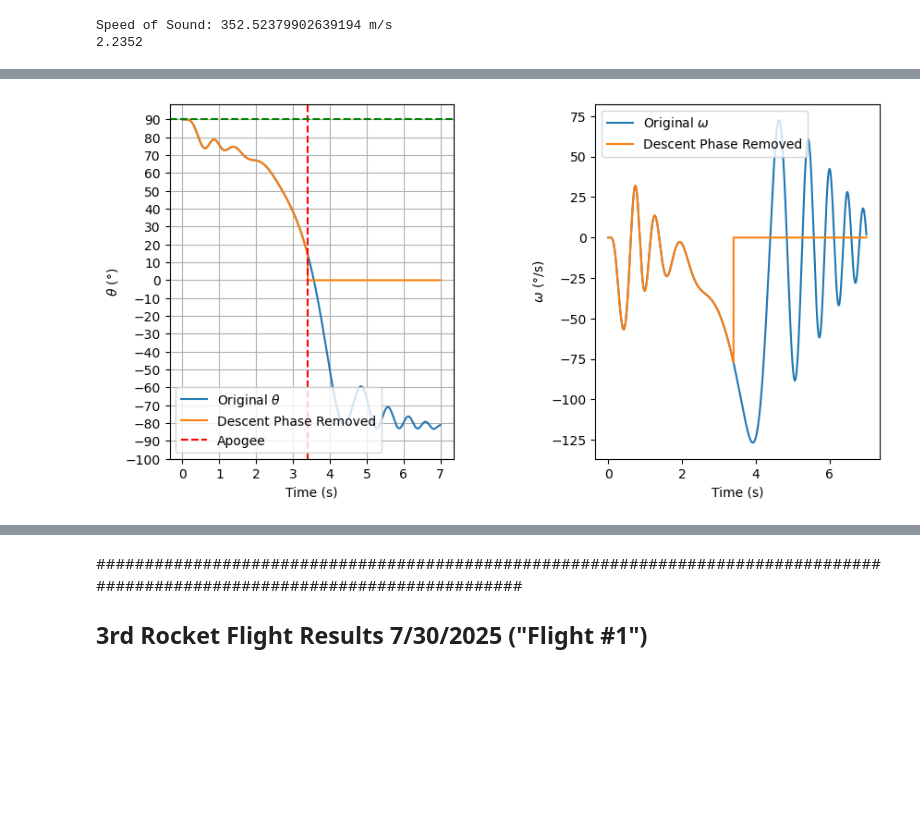
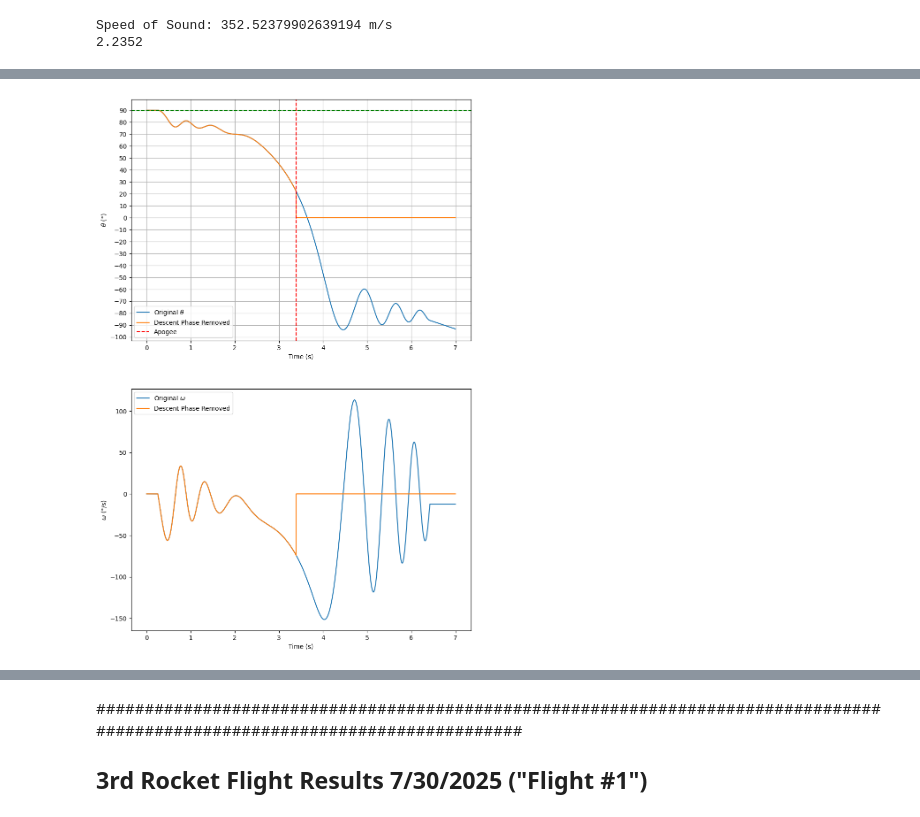
Before and after one commit to BamtolYy/rocket, a Jupyter notebook: simulation/2DRocketSimDraft.ipynb, the cells around one changed output, grey strips where cells are left out. Saved outputs shown, nothing was run; the diff lists cells and outputs as text; code cells hidden in the pictures; blank space fills up the shorter version.

```diff
--- a/simulation/2DRocketSimDraft.ipynb
+++ b/simulation/2DRocketSimDraft.ipynb
@@ -17,7 +17,7 @@ from sklearn.linear_model import LinearRegression
 from sklearn.preprocessing import PolynomialFeatures
 from scipy.interpolate import interp1d
 # %%
-def twoDRocket_ODE(state_vectors, t, g, m, IG, a, rho, S, Cl,thrust_function,tend,speedofsound,windspeed):
+def twoDRocket_ODE(state_vectors, t, g, m, IG, a, rho, S, Cl,thrust_function,tend,speedofsound,windspeed,launchRodLength):
     # state_vectors   = [x, y, V_x, V_y, theta, thetaDot]
     # t               = time vector (s)
     # g               = Gravitational Acceleration m/s^2
@@ -96,6 +96,7 @@ def twoDRocket_ODE(state_vectors, t, g, m, IG, a, rho, S, Cl,thrust_function,ten
     tRecord.append(t)
     uRecord.append(u)
     wRecord.append(w)
+    NormalForceCoefficientRecord.append(Cl*alpha)
     v  = math.sqrt(pow(u,2)+pow(w,2))
     M  = v/speedofsound
 
@@ -110,7 +111,10 @@ def twoDRocket_ODE(state_vectors, t, g, m, IG, a, rho, S, Cl,thrust_function,ten
     elif M > 0.95 and M <= 1.05:
         Cd =-30*pow(M,3) + 88.5*pow(M,2) - 85.425*M + 27.51375
 
-    L  = 0.5*rho*pow(v,2)*S*Cl*alpha
+    if state_vectors[1] <= launchRodLength:
+        alpha = 0
+
+    L  = 0.5*rho*pow(v,2)*S*Cl*alpha * np.sign(v)
     D  = 0.5*rho*pow(v,2)*S*Cd * np.sign(v)
     Fbh = T + L*sin(alpha) - D*cos(alpha)
     Fbv = L*cos(alpha) + D*sin(alpha)
@@ -172,6 +176,8 @@ alphaRecord =[]
 tRecord = []
 uRecord = []
 wRecord = []
+NormalForceCoefficientRecord = []
+launchRodLength = 0.9
 # %% [output]
 Speed of Sound: 352.52379902639194 m/s
 2.2352
@@ -346,7 +352,7 @@ plt.show()
 # plt.xlabel('Time (s)')
 # plt.ylabel('Newton (N)')
 # %%
-solution = odeint(twoDRocket_ODE, x0, t, args = (g, m, IG, a, rho, S, Cl, thrust_function,tend,speedofsound,windspeed))
+solution = odeint(twoDRocket_ODE, x0, t, args = (g, m, IG, a, rho, S, Cl, thrust_function,tend,speedofsound,windspeed,launchRodLength))
 # %%
 maxHeight = max(solution[:,1])
 z = np.where(solution[:,1] == maxHeight)[0]
@@ -401,35 +425,35 @@ Text(0, 0.5, 'Speed Vy (m/s)')
 # %%
-plt.subplot(1,2,1)
+plt.subplot(2,1,1)
 plt.plot(t, solution[:,4]*360/(2*pi))
 descentExcludedTheta = []
 descentExcludedTheta = solution[:,4].copy()
 descentExcludedTheta[index+1:] = 0
 plt.plot(t,descentExcludedTheta*360/(2*pi))
 plt.xlabel('Time (s)')
 plt.ylabel('$\\theta$ ($\\degree$)')
 plt.xticks(np.arange(min(t), max(t)+1, 1))
 ApogeeTime = t[np.where(solution[:,1] == max(solution[:,1]))[0]]
 plt.axvline(ApogeeTime, color = 'r', linestyle = '--', label='Apogee')
 plt.axhline(90, color = 'g', linestyle = '--', label='90 degrees')
 plt.yticks(np.arange(-100,100,10))
 plt.legend(['Original $\\theta$','Descent Phase Removed','Apogee'],loc=3)
 # plt.ylim([-180,180])
 plt.grid()
 
-plt.subplot(1,2,2)
+plt.subplot(2,1,2)
 plt.plot(t, solution[:,5]*360/(2*pi))
 descentExcludedThetaDot = []
 descentExcludedThetaDot = solution[:,5].copy()
 descentExcludedThetaDot[index+1:] = 0
 plt.plot(t,descentExcludedThetaDot*360/(2*pi))
 plt.legend(['Original $\\omega$','Descent Phase Removed'],loc=2)
 plt.xlabel('Time (s)')
 plt.ylabel('$\\omega$ ($\\degree$/s)')
 
 plt.tight_layout()
-plt.subplots_adjust(left=0, right=1.2, top=0.8, bottom=0, wspace=0.5, hspace=0.2)
+plt.subplots_adjust(left=0, right=1.2, top=3, bottom=0.5, wspace=0.5, hspace=0.2)
 # %% [output]
-[figure, old version]
+[figure, new version]
 # %%
 alphaRecord = np.array(alphaRecord)
 len(tRecord)
```
Also changed, not shown: parts of 8 cells of this notebook, 2 other files.
